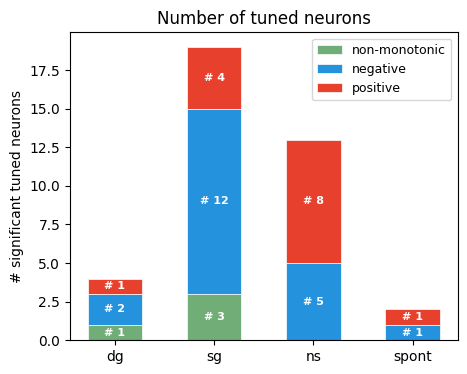
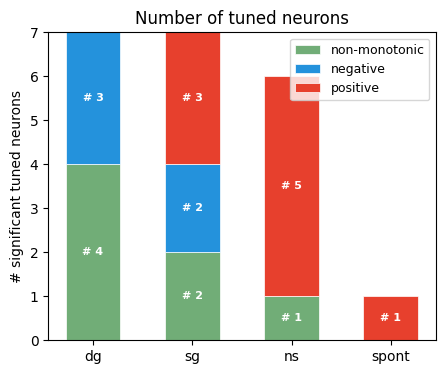
Unified diff of the notebook cell whose output changed from the first chart to the second:
--- before
+++ after
@@ -1,4 +1,4 @@
 ax = plot_monotonicity_stacked_bar(tunings, figsize=(5,4))
 ax.set_title("Number of tuned neurons")
-plt.savefig('doc/figures/tuned_neurons_numbers.png')
+# plt.savefig('doc/figures/tuned_neurons_numbers.png')
 plt.show()

Commit: Debug the timewindow